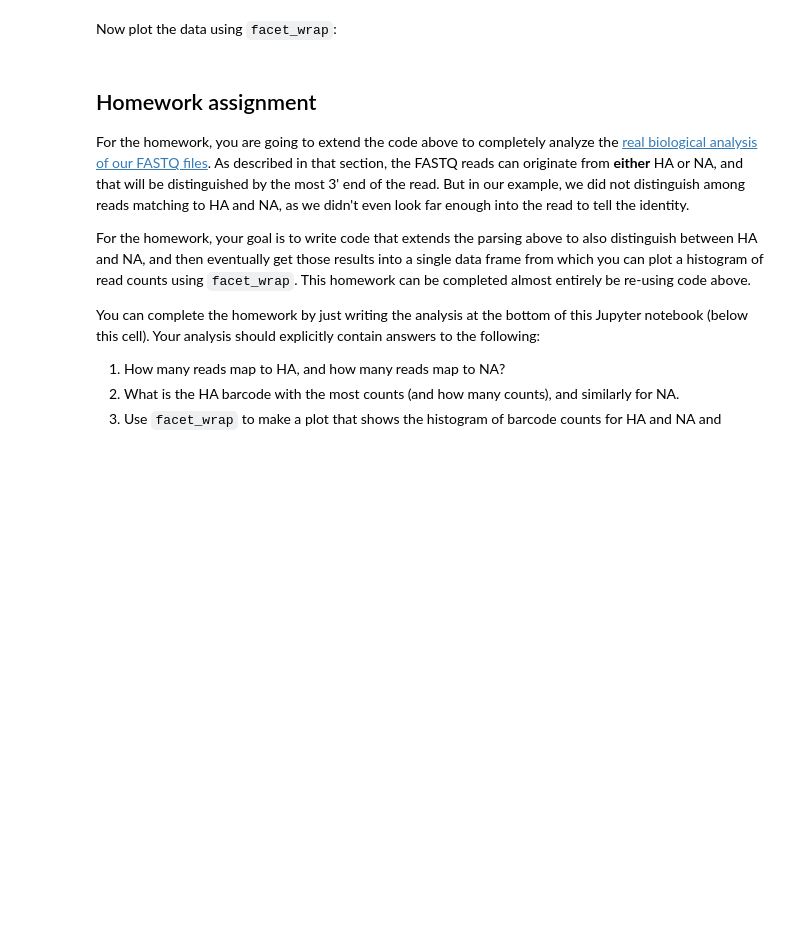
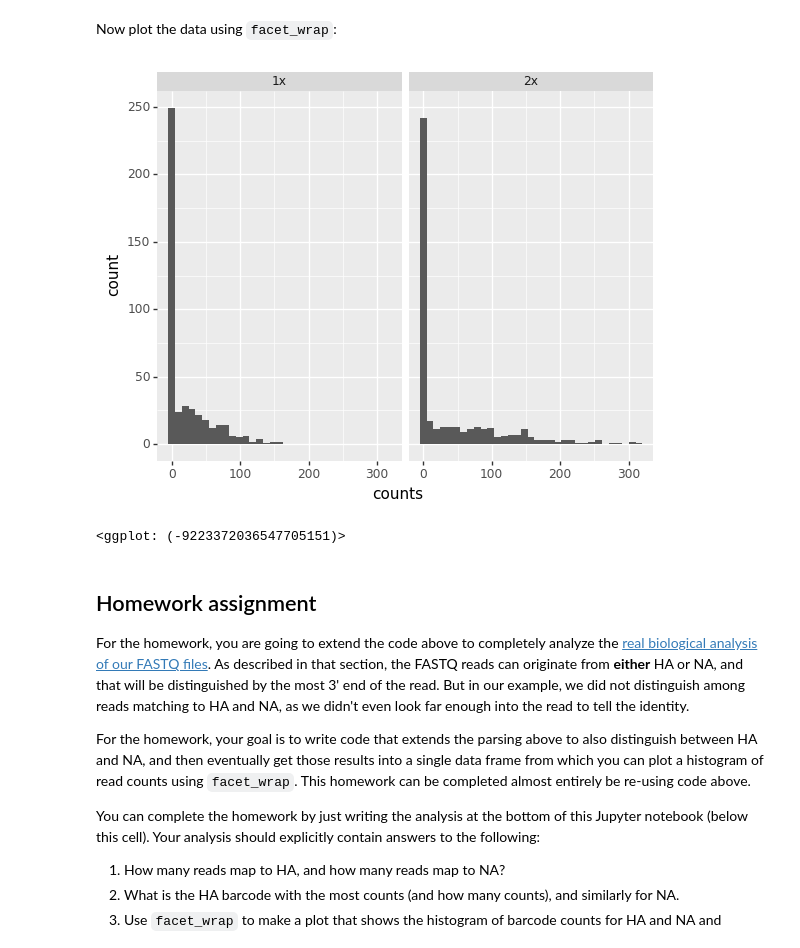
Before and after one commit to fredhutchio/tfcb_2019, a Jupyter notebook: lectures/lecture14/lecture14.ipynb, the cells around one changed output. Cells and saved outputs as stored; diff of their text form; code cells hidden in the pictures; blank space fills up the shorter version.

```diff
--- a/lectures/lecture14/lecture14.ipynb
+++ b/lectures/lecture14/lecture14.ipynb
@@ -455,0 +555,7 @@ raise NotImplementedError('make a data frame with both datasets')
+# %%
+df_2x = df.copy()
+df_2x['counts'] = df['counts'] * 2
+
+df_merged = pandas.concat([df.assign(name='1x'),
+                           df_2x.assign(name='2x')])
+df_merged
@@ -460,3 +578,11 @@ raise NotImplementedError('plot with `facet_wrap`')
+# %%
+(ggplot(df_merged, aes('counts')) +
+ geom_histogram() +
+ facet_wrap('~ name')
+ )
+# %% [output]
+[figure, added]
+<ggplot: (-9223372036547705151)>
 # %% [markdown]
 ## Homework assignment
 For the homework, you are going to extend the code above to completely analyze the [real biological analysis of our FASTQ files](#real_analysis).
```
Also changed, not shown: parts of 25 cells of this notebook, 1 other file.
